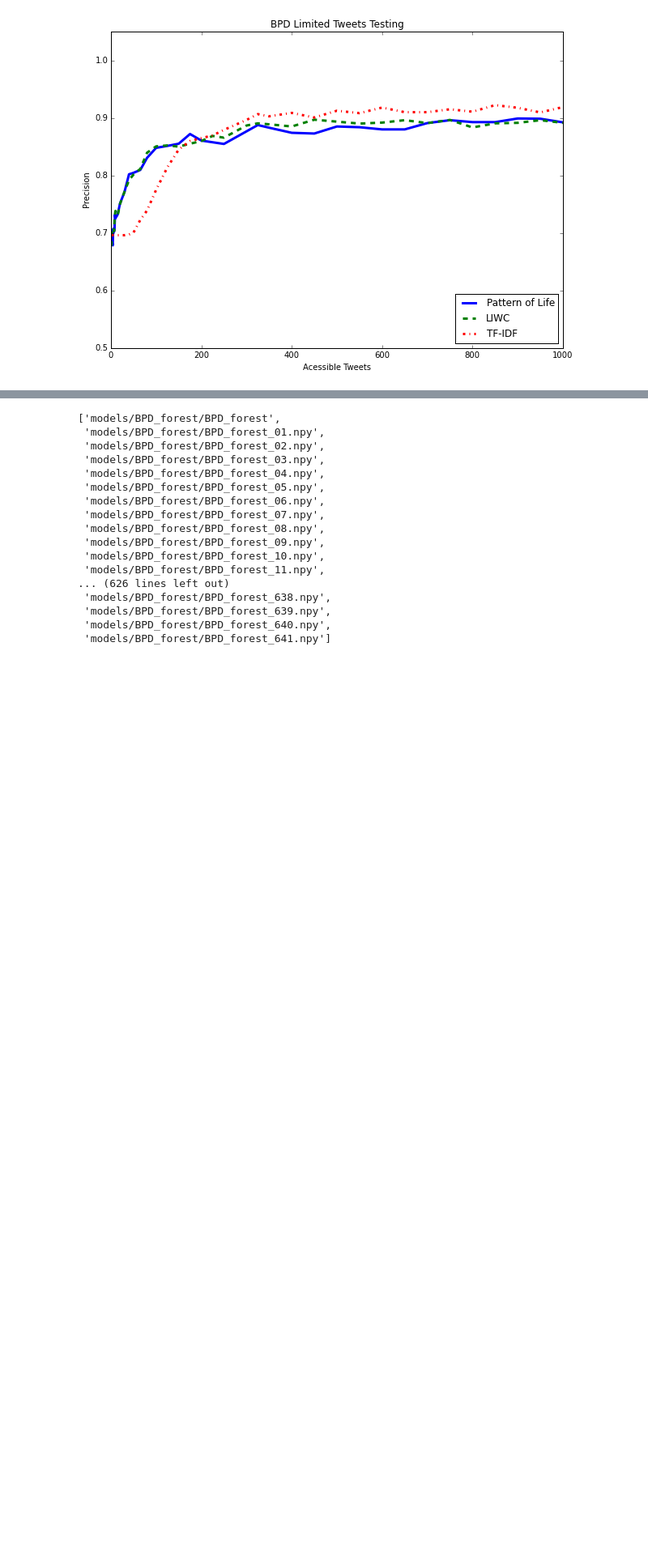
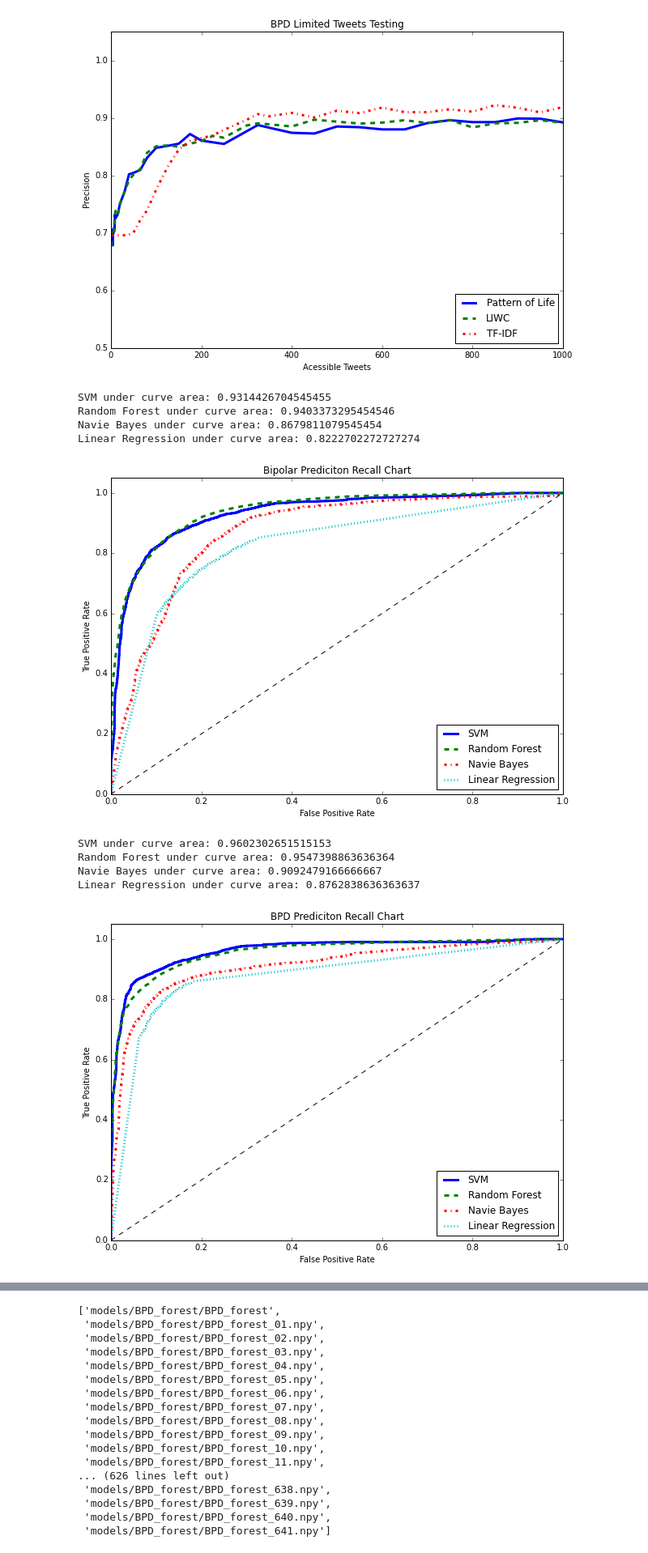
Before and after one commit to omarsar/midas_api, a Jupyter notebook: 4_prediction_visualization/prediction_evaluation.ipynb, the cells around one changed output, grey strips where cells are left out. Shown at 81% size. Cells and saved outputs as stored; diff of their text form; code cells hidden in the pictures; blank space fills up the shorter version.

```diff
--- a/4_prediction_visualization/prediction_evaluation.ipynb
+++ b/4_prediction_visualization/prediction_evaluation.ipynb
@@ -269,10 +274,12 @@ class TextFeatureGroups(object):
         X = text_model.transform(group.getTexts())
         return classifier.predict(X)
 
-    def getPrecision(self,name, tail_k="all", n_fold=10):
+    def getPrecision(self,name, tail_k="all", classifier = "default", n_fold=10):
         index = self.name_to_index[name]
         group = self.groups[index]
-        classifier = RandomForestClassifier(n_jobs=-1, max_features="sqrt", n_estimators=128)
+        if classifier == "default":
+            classifier = RandomForestClassifier(n_jobs=-1, max_features="sqrt", n_estimators=128)
+        #classifier = SVC(probability=True)
         #X = self.text_models[index].transform(self.base.getTexts(tail_k)+group.getTexts(tail_k))
         text_model = self.text_models[index]
         raw_X = self.base.group + group.group
@@ -280,7 +287,7 @@ class TextFeatureGroups(object):
         precisions = []
 
         complete_X = text_model.transform(self.base.getTexts()+group.getTexts())
-        tailed_X = text_model.transform(self.base.getTexts(tail_k)+group.getTexts(tail_k))
+        tailed_X =  text_model.transform(self.base.getTexts(tail_k)+group.getTexts(tail_k))
 
 
         sss = StratifiedShuffleSplit(Y, n_fold, random_state=randint(0,65536) )
@@ -384,5 +391,5 @@ BPD_words = tfidf_groups.getTopFeatures("BPD")
 print(bipolar_words)
 print(BPD_words)
 
-tfidf_groups.getPrecision("Bipolar", tail_k=100)
+#tfidf_groups.getPrecision("Bipolar", tail_k=100)
 # %% [output]
@@ -991 +1374,47 @@ BPD_all_precisions = renderPrecisionsChart(access_points, "BPD",n_fold=30)
+# %%
+
+POL_selection =  getSelection(excluded_categories=["LIWC"])
+
+forest = RandomForestClassifier(n_jobs=-1, n_estimators=1024)
+SGC  = SGDClassifier(n_jobs=-1,loss="log")
+NB = GaussianNB()
+svm = SVC(probability=True)
+classifiers = [svm,best_forest, NB,SGC,]
+names = ["SVM","Random Forest","Navie Bayes", "Linear Regression" ]
+
+
+def renderROC_classifiers(disorder, classifiers ,names, linestyle=['solid','dashed', 'dashdot', 'dotted'],n_fold=10):
+
+    fig, ax = plt.subplots()
+
+    Scores, Labels, = pol_groups.getLabelsScores_multiClassifiers(disorder, classifiers,n_fold, POL_selection)
+    for i in range(len(classifiers)):
+        fpr, tpr, _ = roc_curve(Labels[i], Scores[i], pos_label=1)
+        roc_auc = auc(fpr, tpr)
+        plt.plot(fpr, tpr, label=names[i], ls=linestyle[i],linewidth=3)
+        print("{} under curve area: {}".format(names[i],roc_auc))
+
+
+    plt.plot([0, 1], [0, 1], 'k--')
+    plt.xlim([0.0, 1.0])
+    plt.ylim([0.0, 1.05])
+    plt.xlabel('False Positive Rate')
+    plt.ylabel('True Positive Rate')
+    plt.title('{} Prediciton Recall Chart'.format(disorder))
+    plt.legend(loc="lower right")
+
+    plt.show()
+renderROC_classifiers("Bipolar",classifiers,names, n_fold=100)
+renderROC_classifiers("BPD",classifiers,names, n_fold=100)
+# %% [output]
+SVM under curve area: 0.9314426704545455
+Random Forest under curve area: 0.9403373295454546
+Navie Bayes under curve area: 0.8679811079545454
+Linear Regression under curve area: 0.8222702272727274
+[figure, added]
+SVM under curve area: 0.9602302651515153
+Random Forest under curve area: 0.9547398863636364
+Navie Bayes under curve area: 0.9092479166666667
+Linear Regression under curve area: 0.8762838636363637
+[figure, added]
 # %%
```
Also changed, not shown: parts of 25 cells of this notebook, 6 other files.
